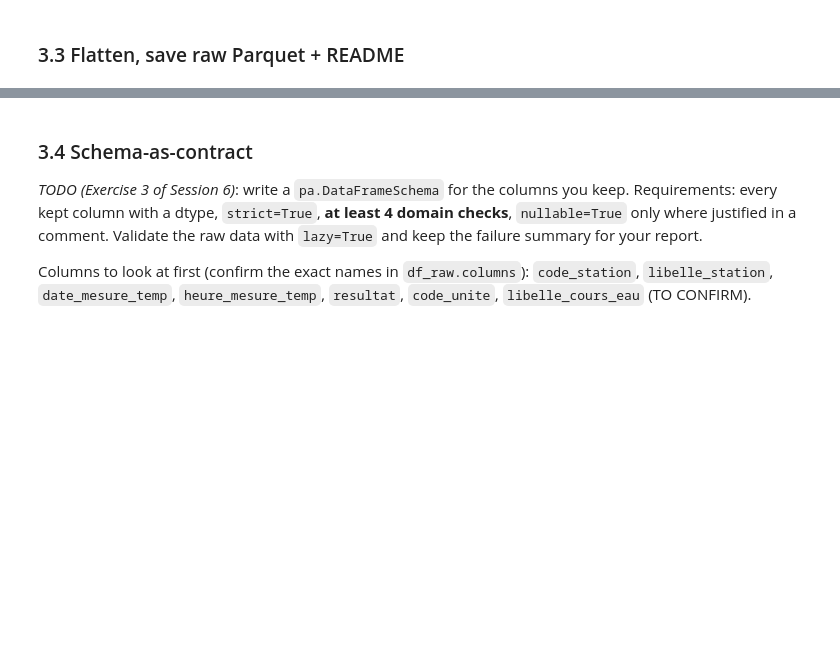
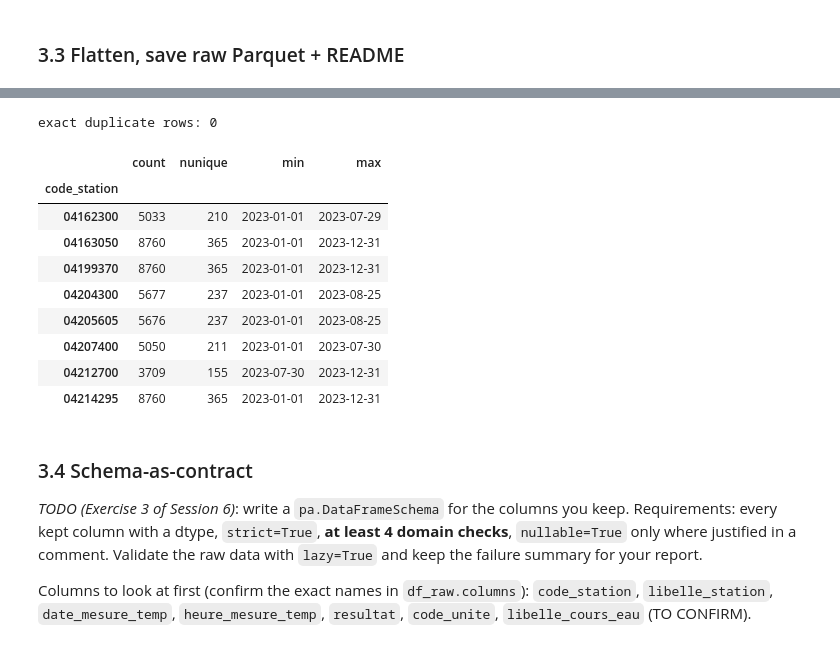
Before and after one commit to andreapenacastro/Project_07_Hubeau_River_Temperature, a Jupyter notebook: project_07_hubeau_river_temperature.ipynb, the cells around one changed output, grey strips where cells are left out. Cells and saved outputs as stored; diff of their text form; code cells hidden in the pictures; blank space fills up the shorter version.

```diff
--- a/project_07_hubeau_river_temperature.ipynb
+++ b/project_07_hubeau_river_temperature.ipynb
@@ -208,3 +301,18 @@ overview
+# %%
+print("exact duplicate rows:", df_raw.astype(str).duplicated().sum())
+df_raw.groupby("code_station")["date_mesure_temp"].agg(["count", "nunique", "min", "max"])
+# %% [output]
+exact duplicate rows: 0
+|  | count | nunique | min | max |
+| code_station |  |  |  |  |
+| 04162300 | 5033 | 210 | 2023-01-01 | 2023-07-29 |
+| 04163050 | 8760 | 365 | 2023-01-01 | 2023-12-31 |
+| 04199370 | 8760 | 365 | 2023-01-01 | 2023-12-31 |
+| 04204300 | 5677 | 237 | 2023-01-01 | 2023-08-25 |
+| 04205605 | 5676 | 237 | 2023-01-01 | 2023-08-25 |
+| 04207400 | 5050 | 211 | 2023-01-01 | 2023-07-30 |
+| 04212700 | 3709 | 155 | 2023-07-30 | 2023-12-31 |
+| 04214295 | 8760 | 365 | 2023-01-01 | 2023-12-31 |
 # %% [markdown]
 ### 3.4 Schema-as-contract
 
```
Also changed, not shown: parts of 49 cells of this notebook.
